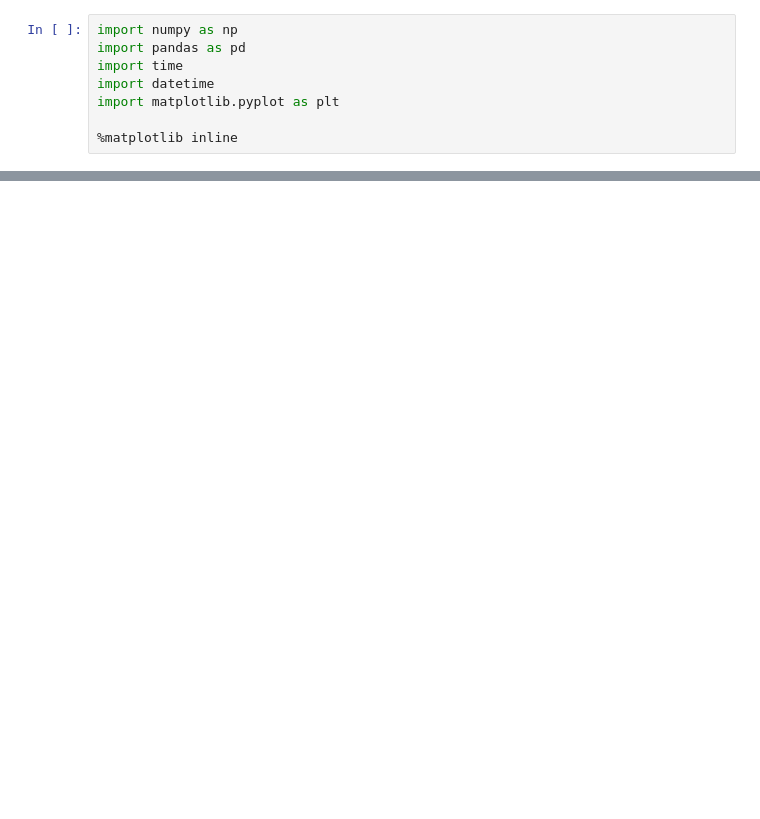
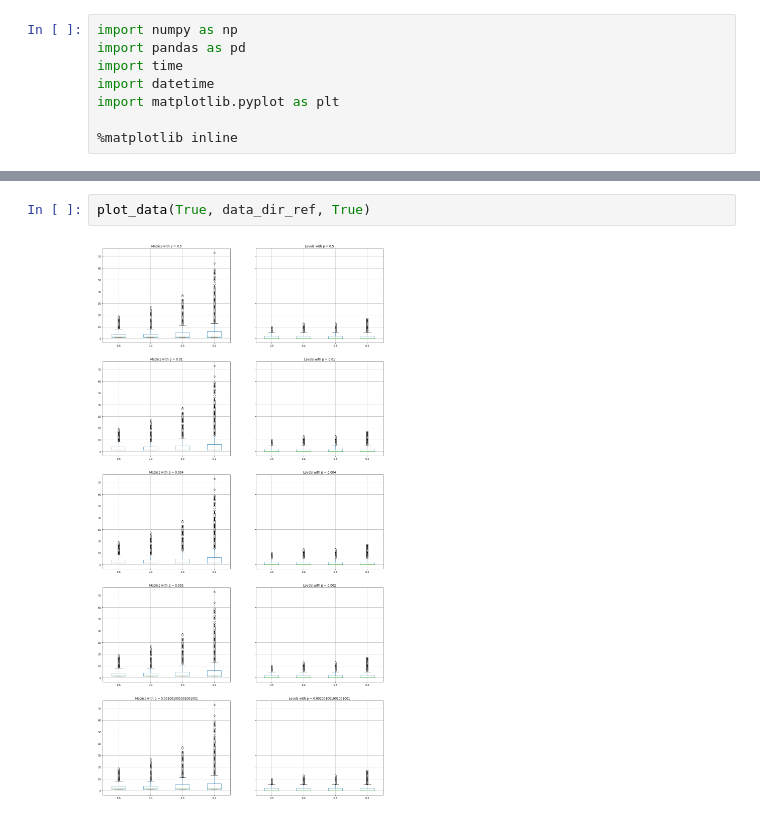
Before and after one commit to liacov/FLTR-Gnp, a Jupyter notebook: FLTR_visualization.ipynb, the cells around one changed output, grey strips where cells are left out. Cells and saved outputs as stored; diff of their text form; blank space fills up the shorter version.

```diff
--- a/FLTR_visualization.ipynb
+++ b/FLTR_visualization.ipynb
@@ -46,0 +76,4 @@ plt.savefig('images/box_undirected.jpeg')
+# %%
+plot_data(True, data_dir_ref, True)
+# %% [output]
+[figure, added]
```
Also changed, not shown: parts of 11 cells of this notebook, 21 other files.
